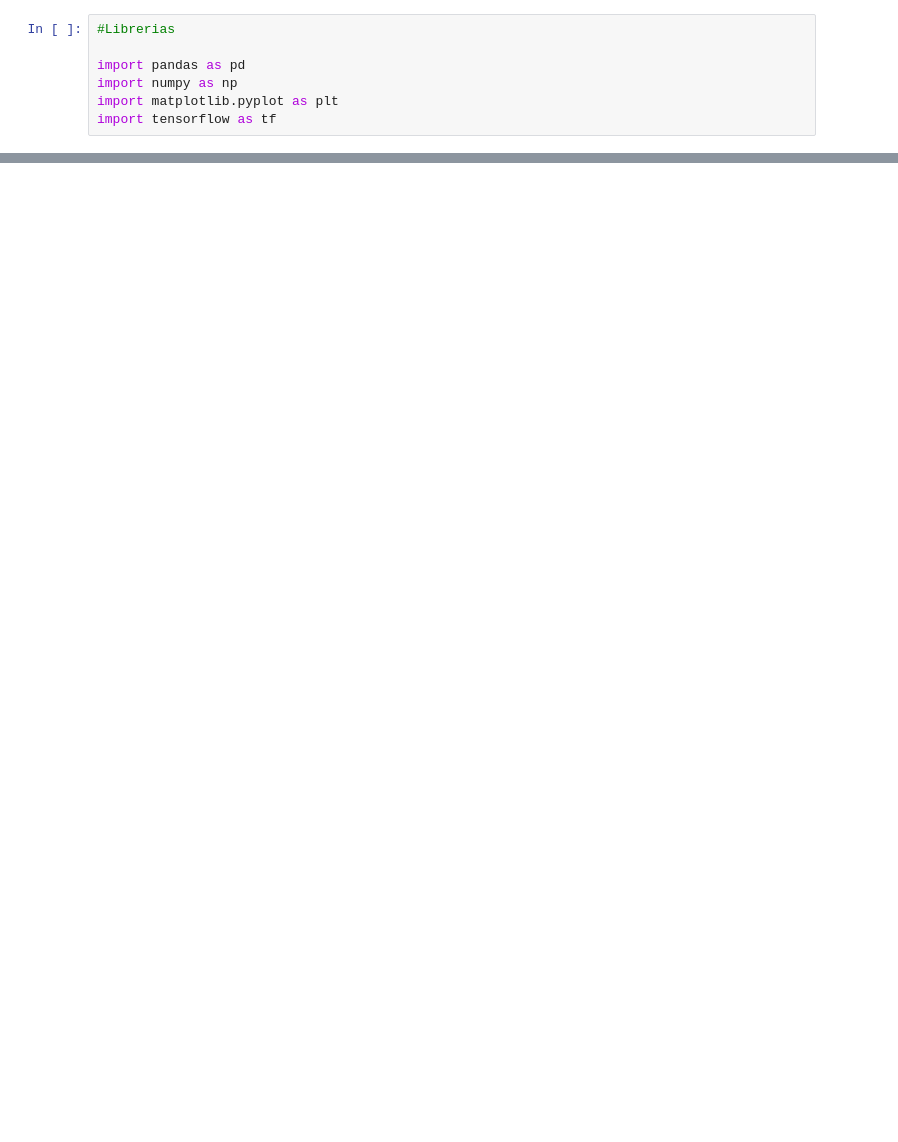
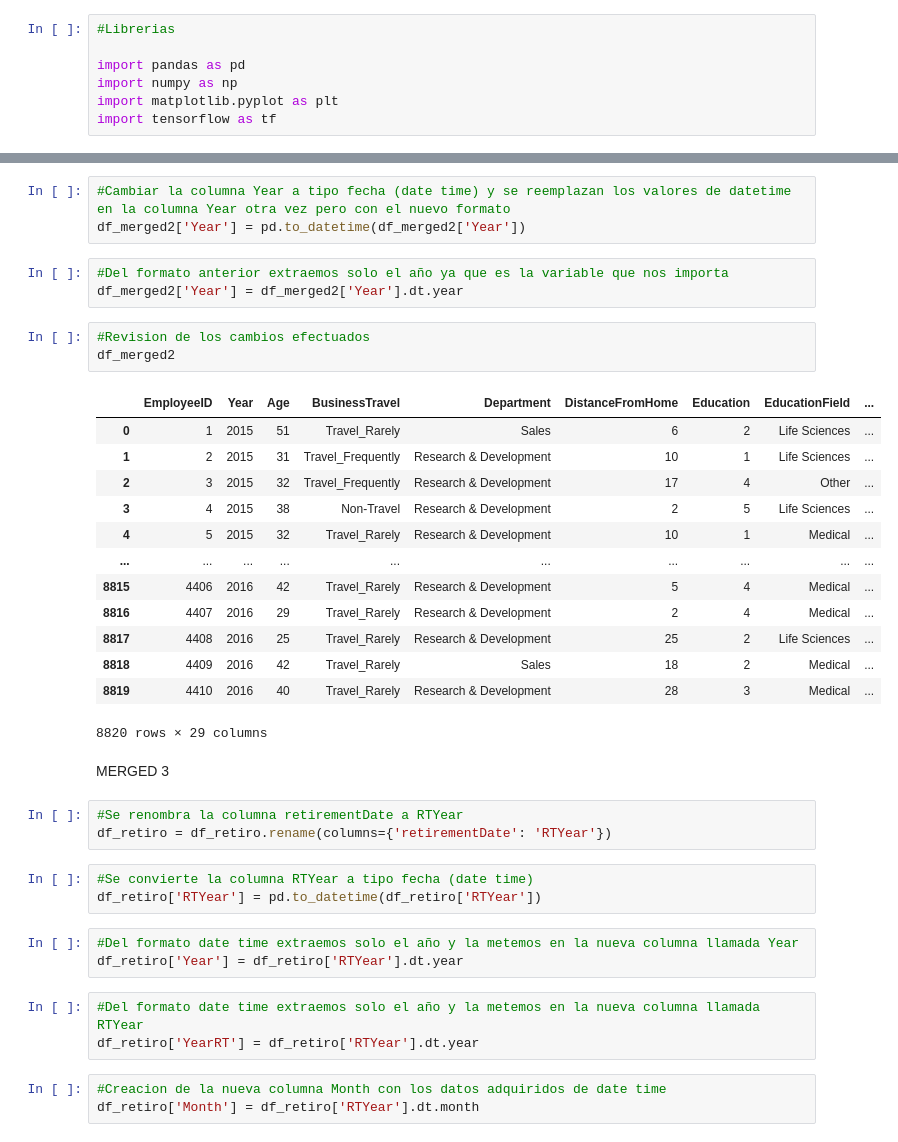
Before and after one commit to SantiRestrepoOlarte/ML_HumanResources, a Jupyter notebook: ProyectoRH.ipynb, the cells around one changed output, grey strips where cells are left out. Saved outputs shown, nothing was run; the diff lists cells and outputs as text; blank space fills up the shorter version.

```diff
--- a/ProyectoRH.ipynb
+++ b/ProyectoRH.ipynb
@@ -25,0 +209,40 @@ df_general
+# %%
+#Cambiar la columna Year a tipo fecha (date time) y se reemplazan los valores de datetime en la columna Year otra vez pero con el nuevo formato
+df_merged2['Year'] = pd.to_datetime(df_merged2['Year'])
+# %%
+#Del formato anterior extraemos solo el año ya que es la variable que nos importa
+df_merged2['Year'] = df_merged2['Year'].dt.year
+# %%
+#Revision de los cambios efectuados
+df_merged2
+# %% [output]
+|  | EmployeeID | Year | Age | BusinessTravel | Department | DistanceFromHome | Education | EducationField | ... |
+| 0 | 1 | 2015 | 51 | Travel_Rarely | Sales | 6 | 2 | Life Sciences | ... |
+| 1 | 2 | 2015 | 31 | Travel_Frequently | Research & Development | 10 | 1 | Life Sciences | ... |
+| 2 | 3 | 2015 | 32 | Travel_Frequently | Research & Development | 17 | 4 | Other | ... |
+| 3 | 4 | 2015 | 38 | Non-Travel | Research & Development | 2 | 5 | Life Sciences | ... |
+| 4 | 5 | 2015 | 32 | Travel_Rarely | Research & Development | 10 | 1 | Medical | ... |
+| ... | ... | ... | ... | ... | ... | ... | ... | ... | ... |
+| 8815 | 4406 | 2016 | 42 | Travel_Rarely | Research & Development | 5 | 4 | Medical | ... |
+| 8816 | 4407 | 2016 | 29 | Travel_Rarely | Research & Development | 2 | 4 | Medical | ... |
+| 8817 | 4408 | 2016 | 25 | Travel_Rarely | Research & Development | 25 | 2 | Life Sciences | ... |
+| 8818 | 4409 | 2016 | 42 | Travel_Rarely | Sales | 18 | 2 | Medical | ... |
+| 8819 | 4410 | 2016 | 40 | Travel_Rarely | Research & Development | 28 | 3 | Medical | ... |
+8820 rows × 29 columns
+# %% [markdown]
+MERGED 3
+# %%
+#Se renombra la columna retirementDate a RTYear
+df_retiro = df_retiro.rename(columns={'retirementDate': 'RTYear'})
+# %%
+#Se convierte la columna RTYear a tipo fecha (date time)
+df_retiro['RTYear'] = pd.to_datetime(df_retiro['RTYear'])
+# %%
+#Del formato date time extraemos solo el año y la metemos en la nueva columna llamada Year
+df_retiro['Year'] = df_retiro['RTYear'].dt.year
+# %%
+#Del formato date time extraemos solo el año y la metemos en la nueva columna llamada RTYear
+df_retiro['YearRT'] = df_retiro['RTYear'].dt.year
+# %%
+#Creacion de la nueva columna Month con los datos adquiridos de date time
+df_retiro['Month'] = df_retiro['RTYear'].dt.month
```
Also changed, not shown: parts of 34 cells of this notebook.
